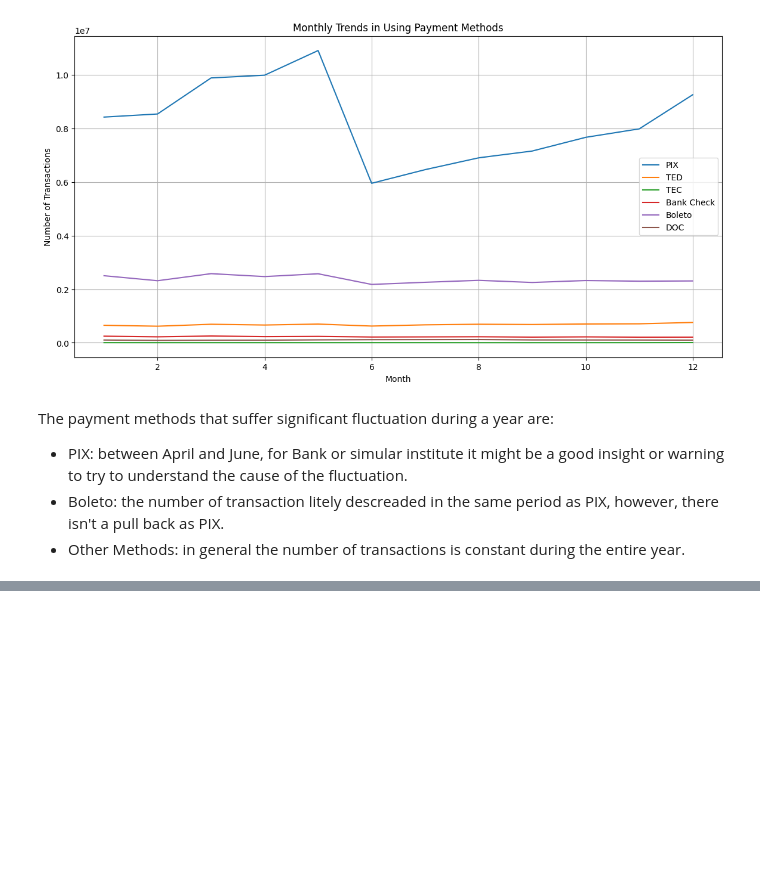
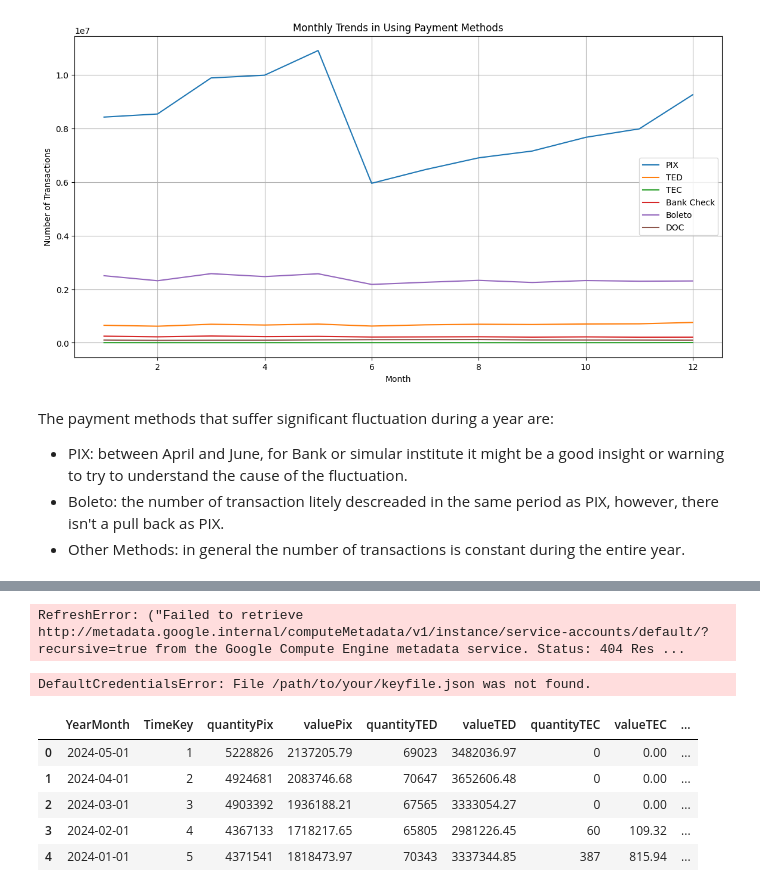
Before and after one commit to jacquesbilombe/Payment-Patterns-Brazil, a Jupyter notebook: Payment_Patterns_Brazil.ipynb, the cells around one changed output, grey strips where cells are left out. Drawn from its saved outputs; the diff is of its cells as text; code cells hidden in the pictures; blank space fills up the shorter version.

```diff
--- a/Payment_Patterns_Brazil.ipynb
+++ b/Payment_Patterns_Brazil.ipynb
@@ -402,0 +407,37 @@ The payment methods that suffer significant fluctuation during a year are:
+# %%
+# Storage config
+project_id = 'payment-428318'
+bucket_name = 'base_payment'
+client = storage.Client(project=project_id)
+bucket = client.get_bucket(bucket_name)
+# %% [output]
+RefreshError: ("Failed to retrieve http://metadata.google.internal/computeMetadata/v1/instance/service-accounts/default/?recursive=true from the Google Compute Engine metadata service. Status: 404 Res ...
+# %%
+# Storage config
+project_id = 'payment-428318'
+bucket_name = 'base_payment'
+
+# Explicitly provide credentials (replace with your actual credentials)
+import os
+os.environ["GOOGLE_APPLICATION_CREDENTIALS"] = "/path/to/your/keyfile.json"
+
+from google.cloud import storage
+client = storage.Client(project=project_id)
+bucket = client.get_bucket(bucket_name)
+# %% [output]
+DefaultCredentialsError: File /path/to/your/keyfile.json was not found.
+# %%
+# Save the dataset
+transformed_file_path = '/content/transformed.csv'
+fact_transactions.to_csv(transformed_file_path, index=False)
+
+# Upload do arquivo para Google Cloud Storage
+blob = bucket.blob('transformed_data/transformed_data.csv')
+blob.upload_from_filename(transformed_file_path)
+# %% [output]
+|  | YearMonth | TimeKey | quantityPix | valuePix | quantityTED | valueTED | quantityTEC | valueTEC | ... |
+| 0 | 2024-05-01 | 1 | 5228826 | 2137205.79 | 69023 | 3482036.97 | 0 | 0.00 | ... |
+| 1 | 2024-04-01 | 2 | 4924681 | 2083746.68 | 70647 | 3652606.48 | 0 | 0.00 | ... |
+| 2 | 2024-03-01 | 3 | 4903392 | 1936188.21 | 67565 | 3333054.27 | 0 | 0.00 | ... |
+| 3 | 2024-02-01 | 4 | 4367133 | 1718217.65 | 65805 | 2981226.45 | 60 | 109.32 | ... |
+| 4 | 2024-01-01 | 5 | 4371541 | 1818473.97 | 70343 | 3337344.85 | 387 | 815.94 | ... |
```
Also changed, not shown: parts of 4 cells of this notebook.
